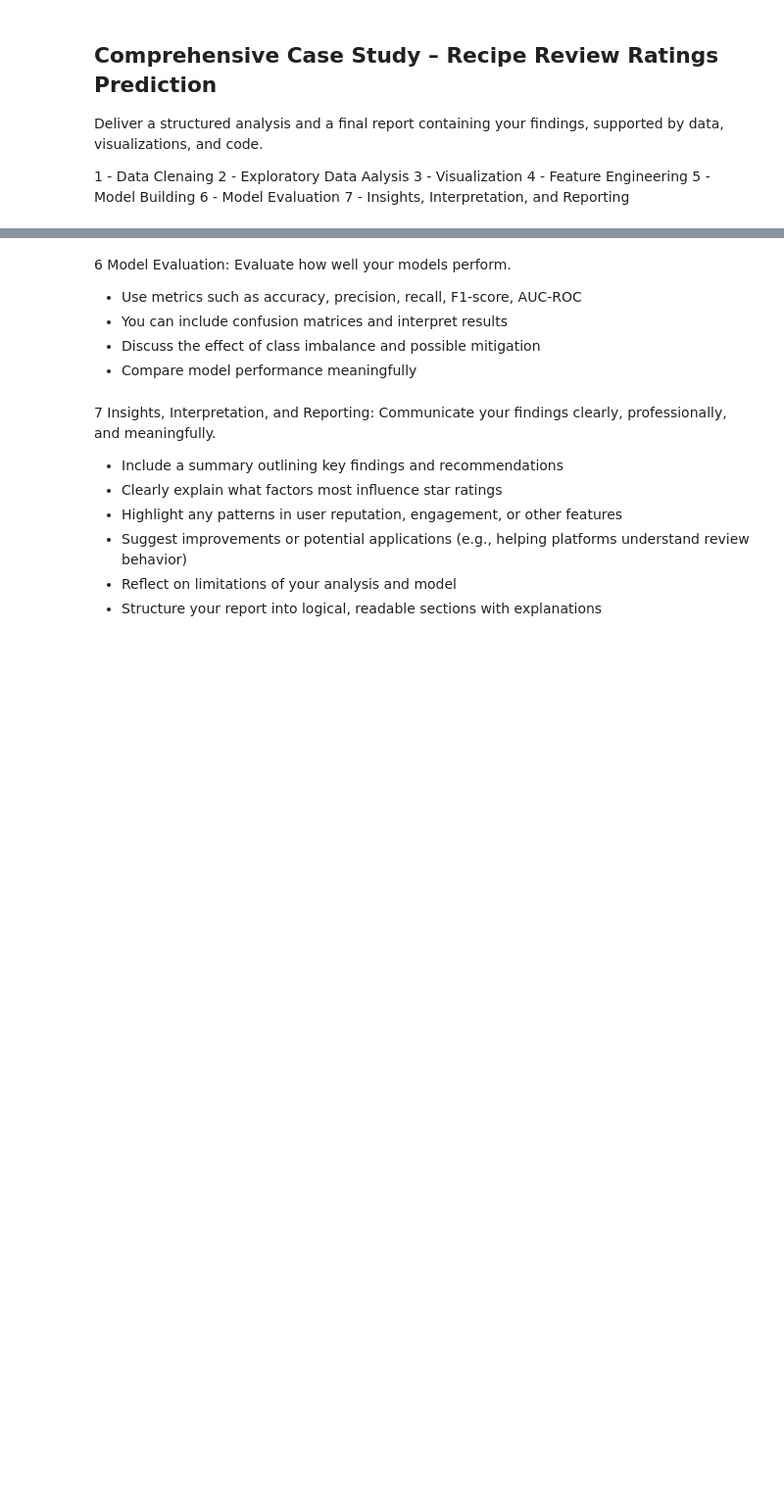
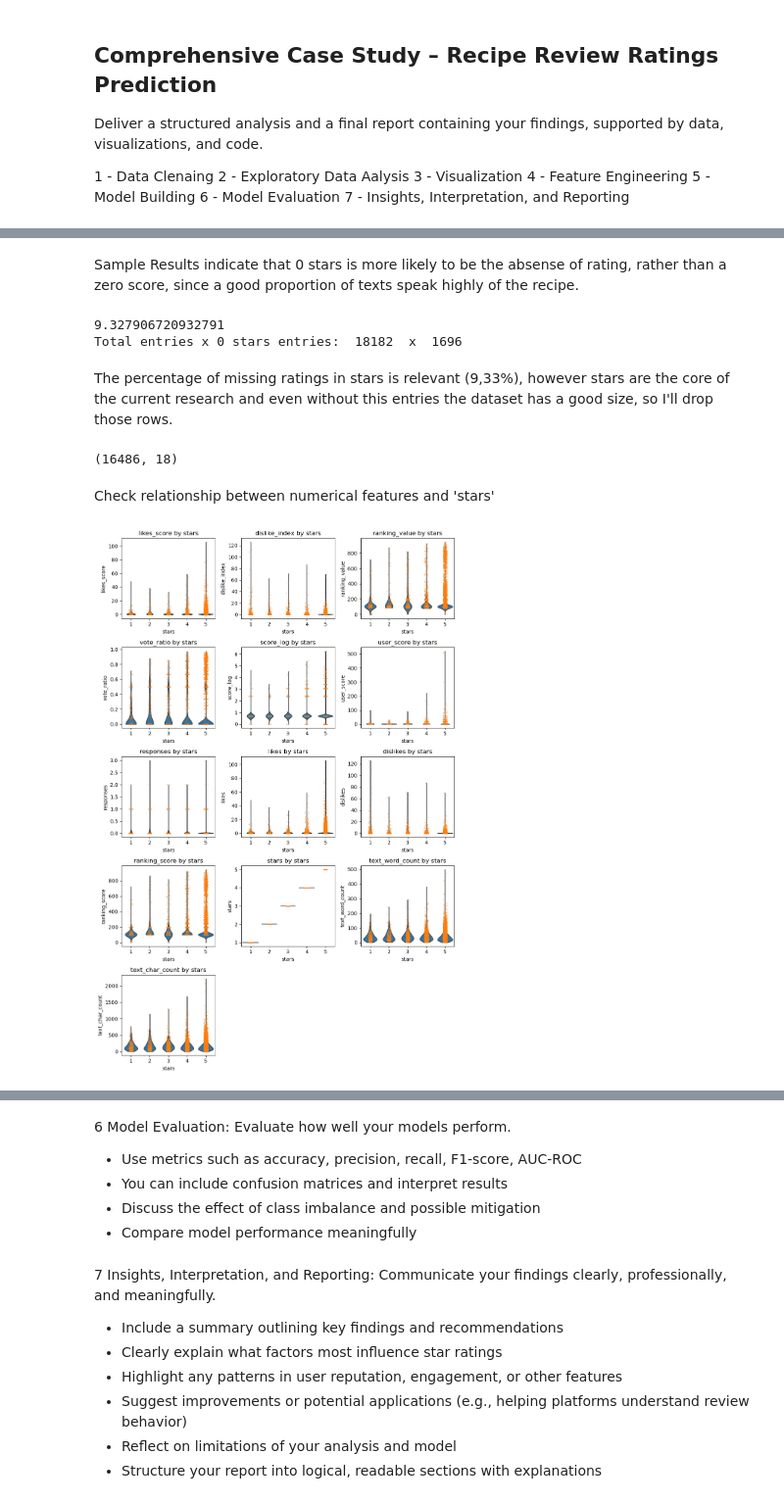
Before and after one commit to bruno-sassi/data_analytics_MSc, a Jupyter notebook: Projects&Practice/Python101/Project/PART 4/recipe_reviews_pred.ipynb, the cells around one changed output, grey strips where cells are left out. Shown at 98% size. Saved outputs shown, nothing was run; the diff lists cells and outputs as text; code cells hidden in the pictures; blank space fills up the shorter version.

```diff
--- a/Projects&Practice/Python101/Project/PART 4/recipe_reviews_pred.ipynb
+++ b/Projects&Practice/Python101/Project/PART 4/recipe_reviews_pred.ipynb
@@ -44,0 +389,44 @@ Explore and understand the structure, trends, and relationships in the data.
+# %% [markdown]
+Sample Results indicate that 0 stars is more likely to be the absense of rating, rather than a zero score, since a good proportion of texts speak highly of the recipe.
+# %%
+# percentage of 0 stars entries
+print(len(df.loc[df['stars'] == 0])/len(df)*100 )
+
+print( "Total entries x 0 stars entries: ", len(df), " x ", len(df.loc[df['stars'] == 0]) )
+# %% [output]
+9.327906720932791
+Total entries x 0 stars entries:  18182  x  1696
+# %% [markdown]
+The percentage of missing ratings in stars is relevant (9,33%), however stars are the core of the current research and even without this entries the dataset has a good size, so I'll drop those rows.
+# %%
+# Drop rows with 0 stars since they are likely missing ratings
+df = df[df['stars'] != 0]
+# check the new size of the dataset
+df.shape
+# %% [output]
+(16486, 18)
+# %% [markdown]
+Check relationship between numerical features and 'stars'
+# %%
+# Check relationship between numerical features and 'stars'
+n = len(numerical_columns)
+ncols = 3
+nrows = (n + ncols - 1) // ncols
+fig, axes = plt.subplots(nrows=nrows, ncols=ncols, figsize=(10, 3*nrows))
+axes = axes.flatten()
+
+for i, col in enumerate(numerical_columns):
+    ax = axes[i]
+    sns.violinplot(x="stars", y=col, data=df, inner=None, cut=0, ax=ax)
+    sns.stripplot(x="stars", y=col, data=df, ax=ax, size=2, alpha=0.4, jitter=True)
+    ax.set_title(f"{col} by stars")
+    # optional for heavy-tailed metrics:
+    # ax.set_yscale("symlog")
+
+for j in range(len(numerical_columns), len(axes)):
+    fig.delaxes(axes[j])
+
+plt.tight_layout()
+plt.show()
+# %% [output]
+[figure, added]
```
Also changed, not shown: parts of 52 cells of this notebook, 9 other files.
